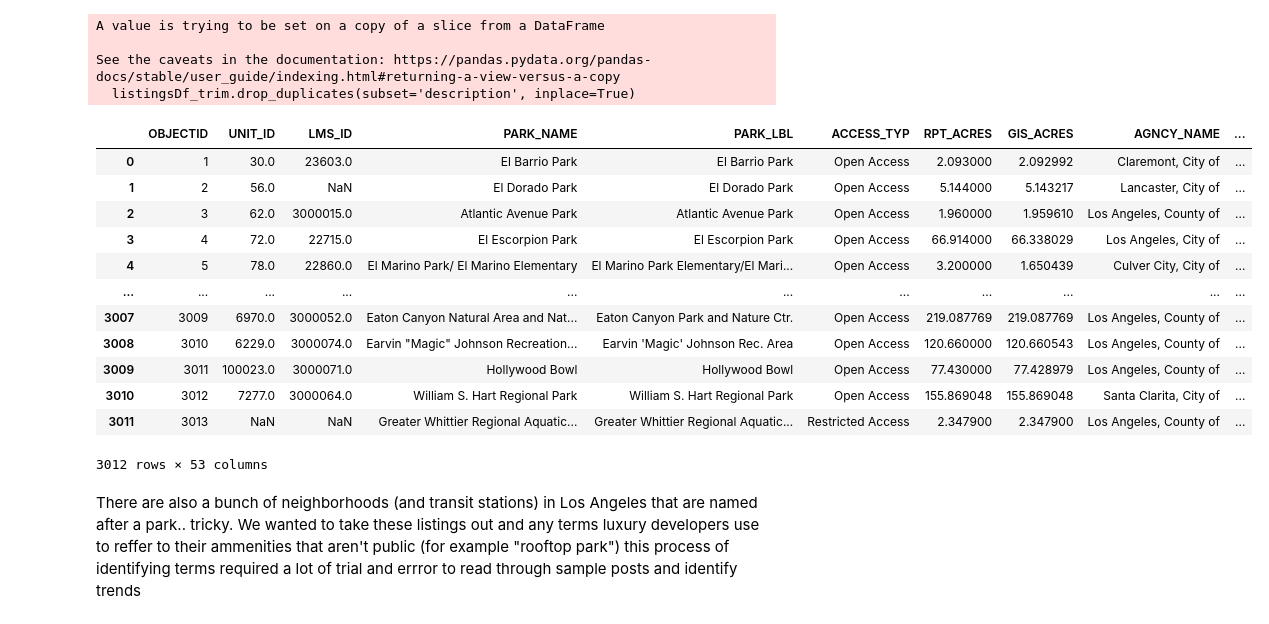
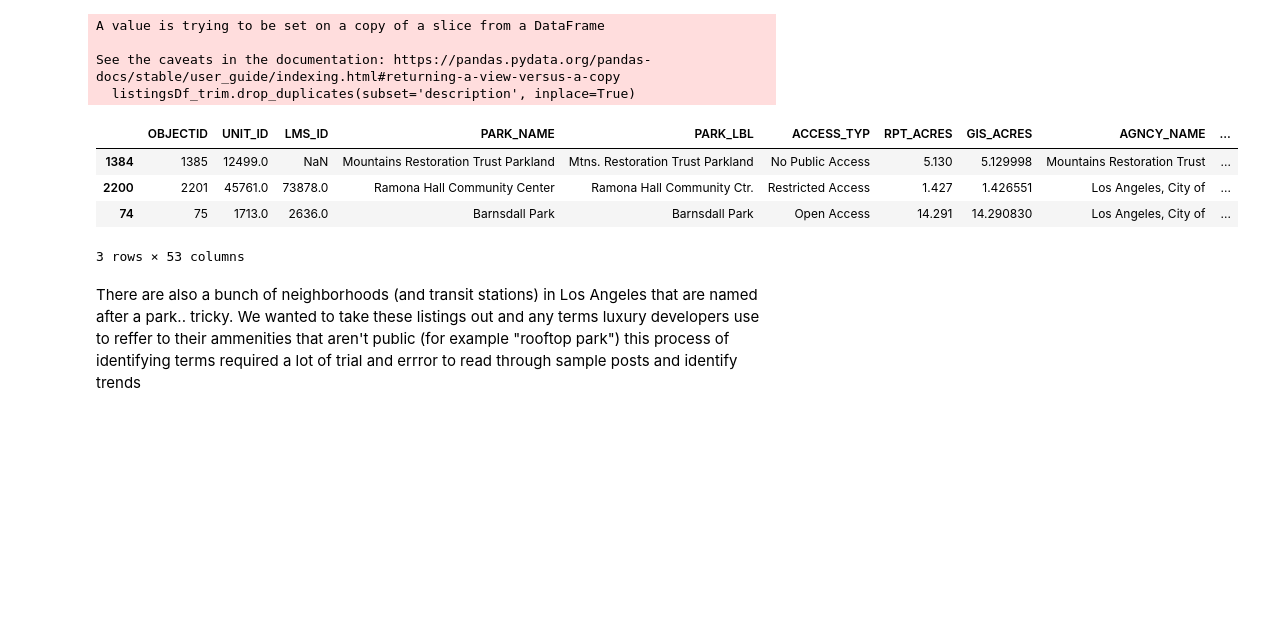
Before and after one commit to zotheo/uds_parks, a Jupyter notebook: Sorting.ipynb, the cells around one changed output. Cells and saved outputs as stored; diff of their text form; code cells hidden in the pictures; blank space fills up the shorter version.

```diff
--- a/Sorting.ipynb
+++ b/Sorting.ipynb
@@ -196,22 +196,14 @@ See the caveats in the documentation: https://pandas.pydata.org/pandas-docs/stab
 # %%
 import geopandas as gpd
 
 parks = gpd.read_file('county_parks.geojson')
-parks
+parks.sample(3)
 # %% [output]
 |  | OBJECTID | UNIT_ID | LMS_ID | PARK_NAME | PARK_LBL | ACCESS_TYP | RPT_ACRES | GIS_ACRES | AGNCY_NAME | ... |
-| 0 | 1 | 30.0 | 23603.0 | El Barrio Park | El Barrio Park | Open Access | 2.093000 | 2.092992 | Claremont, City of | ... |
-| 1 | 2 | 56.0 | NaN | El Dorado Park | El Dorado Park | Open Access | 5.144000 | 5.143217 | Lancaster, City of | ... |
-| 2 | 3 | 62.0 | 3000015.0 | Atlantic Avenue Park | Atlantic Avenue Park | Open Access | 1.960000 | 1.959610 | Los Angeles, County of | ... |
-| 3 | 4 | 72.0 | 22715.0 | El Escorpion Park | El Escorpion Park | Open Access | 66.914000 | 66.338029 | Los Angeles, City of | ... |
-| 4 | 5 | 78.0 | 22860.0 | El Marino Park/ El Marino Elementary | El Marino Park Elementary/El Mari... | Open Access | 3.200000 | 1.650439 | Culver City, City of | ... |
-| ... | ... | ... | ... | ... | ... | ... | ... | ... | ... | ... |
-| 3007 | 3009 | 6970.0 | 3000052.0 | Eaton Canyon Natural Area and Nat... | Eaton Canyon Park and Nature Ctr. | Open Access | 219.087769 | 219.087769 | Los Angeles, County of | ... |
-| 3008 | 3010 | 6229.0 | 3000074.0 | Earvin "Magic" Johnson Recreation... | Earvin 'Magic' Johnson Rec. Area | Open Access | 120.660000 | 120.660543 | Los Angeles, County of | ... |
-| 3009 | 3011 | 100023.0 | 3000071.0 | Hollywood Bowl | Hollywood Bowl | Open Access | 77.430000 | 77.428979 | Los Angeles, County of | ... |
-| 3010 | 3012 | 7277.0 | 3000064.0 | William S. Hart Regional Park | William S. Hart Regional Park | Open Access | 155.869048 | 155.869048 | Santa Clarita, City of | ... |
-| 3011 | 3013 | NaN | NaN | Greater Whittier Regional Aquatic... | Greater Whittier Regional Aquatic... | Restricted Access | 2.347900 | 2.347900 | Los Angeles, County of | ... |
+| 1384 | 1385 | 12499.0 | NaN | Mountains Restoration Trust Parkland | Mtns. Restoration Trust Parkland | No Public Access | 5.130 | 5.129998 | Mountains Restoration Trust | ... |
+| 2200 | 2201 | 45761.0 | 73878.0 | Ramona Hall Community Center | Ramona Hall Community Ctr. | Restricted Access | 1.427 | 1.426551 | Los Angeles, City of | ... |
+| 74 | 75 | 1713.0 | 2636.0 | Barnsdall Park | Barnsdall Park | Open Access | 14.291 | 14.290830 | Los Angeles, City of | ... |
-3012 rows × 53 columns
+3 rows × 53 columns
 # %% [markdown]
 There are also a bunch of neighborhoods (and transit stations) in Los Angeles that are named after a park.. tricky. We wanted to take these listings out and any terms luxury developers use to reffer to their ammenities that aren't public (for example "rooftop park") this process of identifying terms required a lot of trial and errror to read through sample posts and identify trends
 # %%
```
Also changed, not shown: parts of 3 cells of this notebook.
